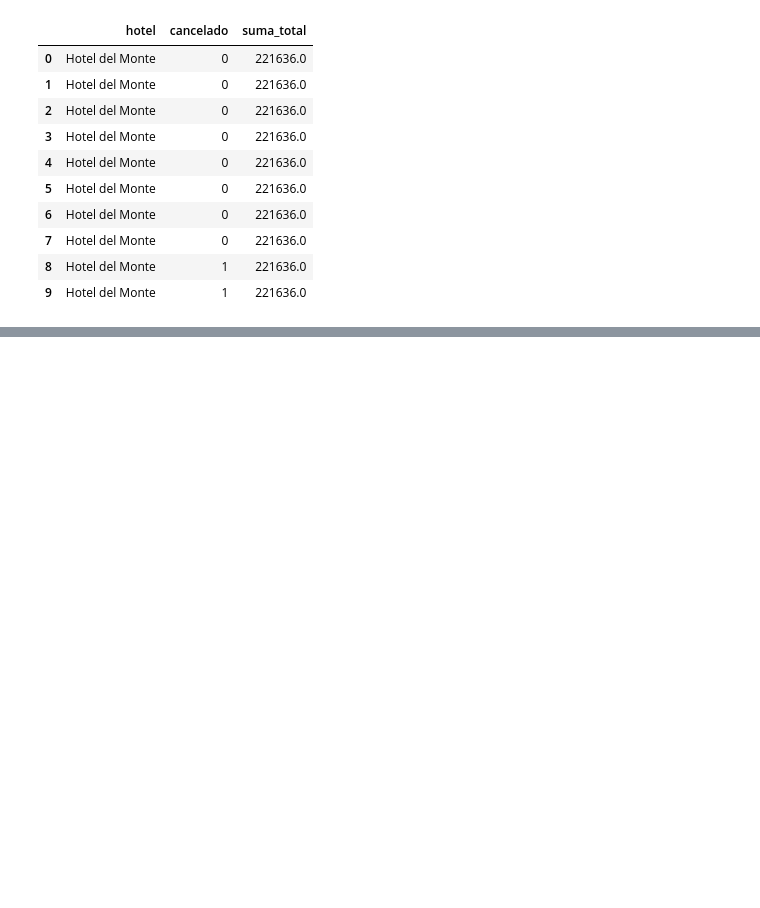
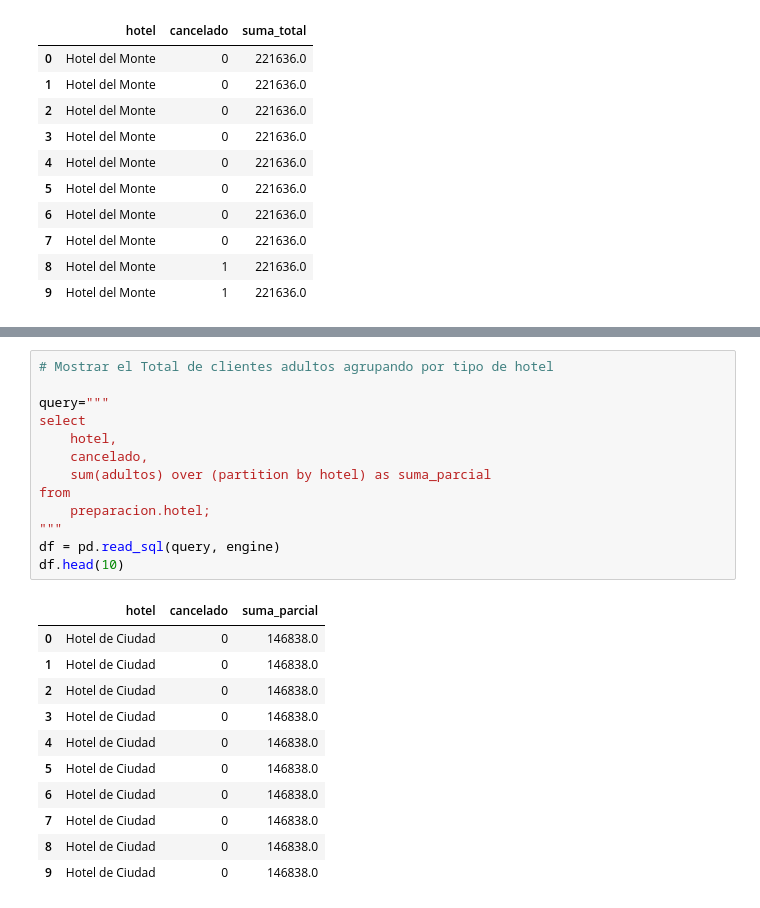
Before and after one commit to user14721068/SQL-para-Analisis-de-Datos, a Jupyter notebook: 2.-Preparación de datos.ipynb, the cells around one changed output, grey strips where cells are left out. Drawn from its saved outputs; the diff is of its cells as text; blank space fills up the shorter version.

```diff
--- a/2.-Preparación de datos.ipynb
+++ b/2.-Preparación de datos.ipynb
@@ -476,0 +494,25 @@ df.head(10)
+# %%
+# Mostrar el Total de clientes adultos agrupando por tipo de hotel
+
+query="""
+select
+    hotel,
+    cancelado,
+    sum(adultos) over (partition by hotel) as suma_parcial
+from
+    preparacion.hotel;
+"""
+df = pd.read_sql(query, engine)
+df.head(10)
+# %% [output]
+|  | hotel | cancelado | suma_parcial |
+| 0 | Hotel de Ciudad | 0 | 146838.0 |
+| 1 | Hotel de Ciudad | 0 | 146838.0 |
+| 2 | Hotel de Ciudad | 0 | 146838.0 |
+| 3 | Hotel de Ciudad | 0 | 146838.0 |
+| 4 | Hotel de Ciudad | 0 | 146838.0 |
+| 5 | Hotel de Ciudad | 0 | 146838.0 |
+| 6 | Hotel de Ciudad | 0 | 146838.0 |
+| 7 | Hotel de Ciudad | 0 | 146838.0 |
+| 8 | Hotel de Ciudad | 0 | 146838.0 |
+| 9 | Hotel de Ciudad | 0 | 146838.0 |
```
Also changed, not shown: parts of 13 cells of this notebook.
